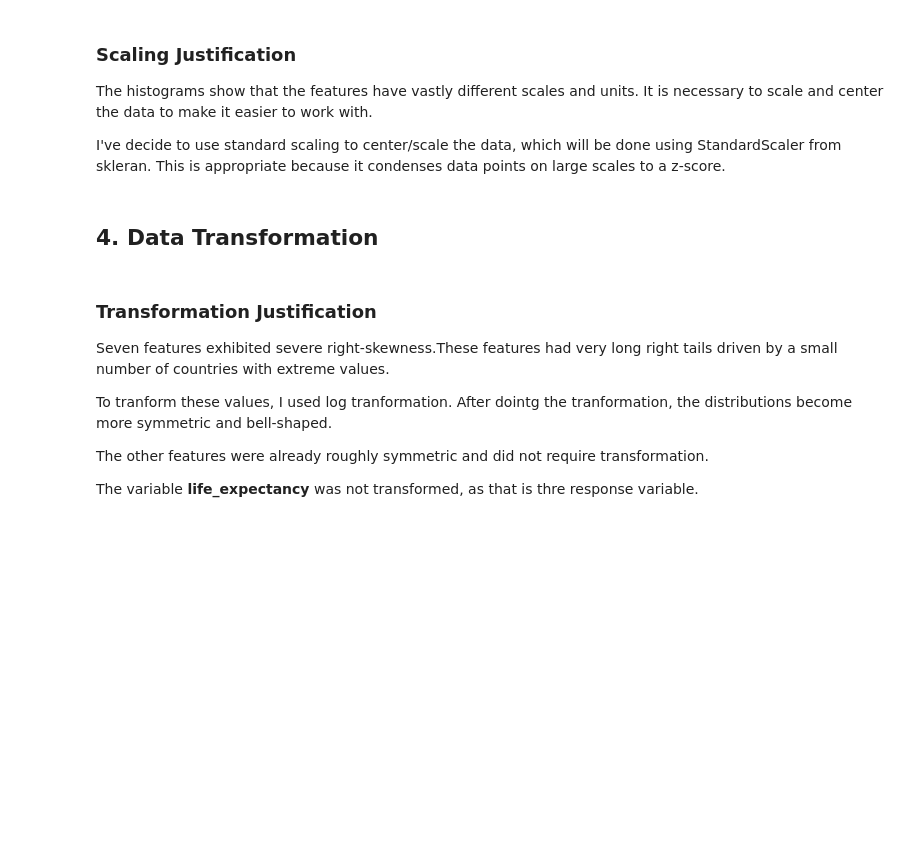
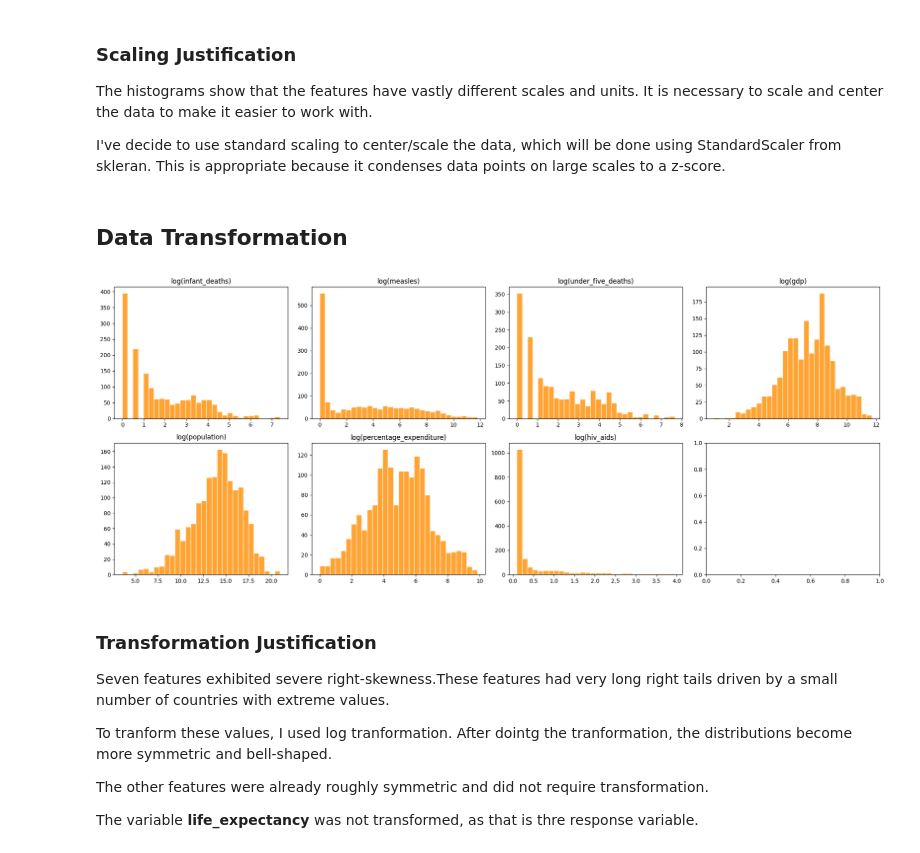
Before and after one commit to ARobin09/INFSCI0510, a Jupyter notebook: assignment3/assignment3.ipynb, the cells around one changed output. Cells and saved outputs as stored; diff of their text form; code cells hidden in the pictures; blank space fills up the shorter version.

```diff
--- a/assignment3/assignment3.ipynb
+++ b/assignment3/assignment3.ipynb
@@ -75,13 +74,23 @@ The histograms show that the features have vastly different scales and units. It
 
 I've decide to use standard scaling to center/scale the data, which will be done using StandardScaler from skleran. This is appropriate because it condenses data points on large scales to a z-score.
 # %% [markdown]
-## 4. Data Transformation
+## Data Transformation
 # %%
 right_skewed = ['infant_deaths','measles','under_five_deaths','gdp',
                 'population','percentage_expenditure','hiv_aids']
 
+fig, axes = plt.subplots(2, 4, figsize=(20, 8))
+axes = axes.flatten()
+for i, col in enumerate(right_skewed):
+    axes[i].hist(np.log1p(df[col]), bins=30, color='darkorange', edgecolor='white', alpha=0.8)
+    axes[i].set_title(f'log({col})', fontsize=12)
+plt.tight_layout()
+plt.show()
+
 for col in right_skewed:
     df[f'log_{col}'] = np.log1p(df[col])
+# %% [output]
+[figure, added]
 # %% [markdown]
 ### Transformation Justification
 
```
Also changed, not shown: parts of 13 cells of this notebook.
